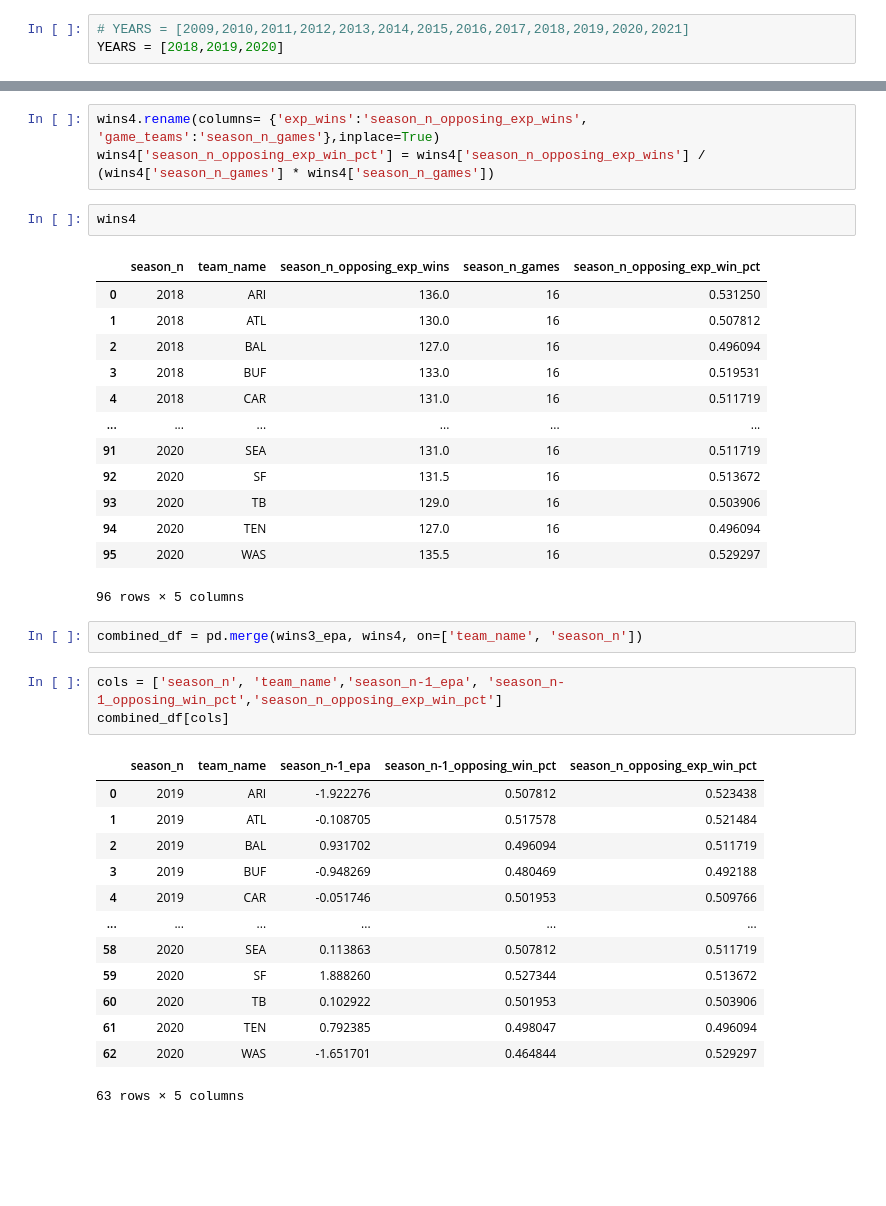
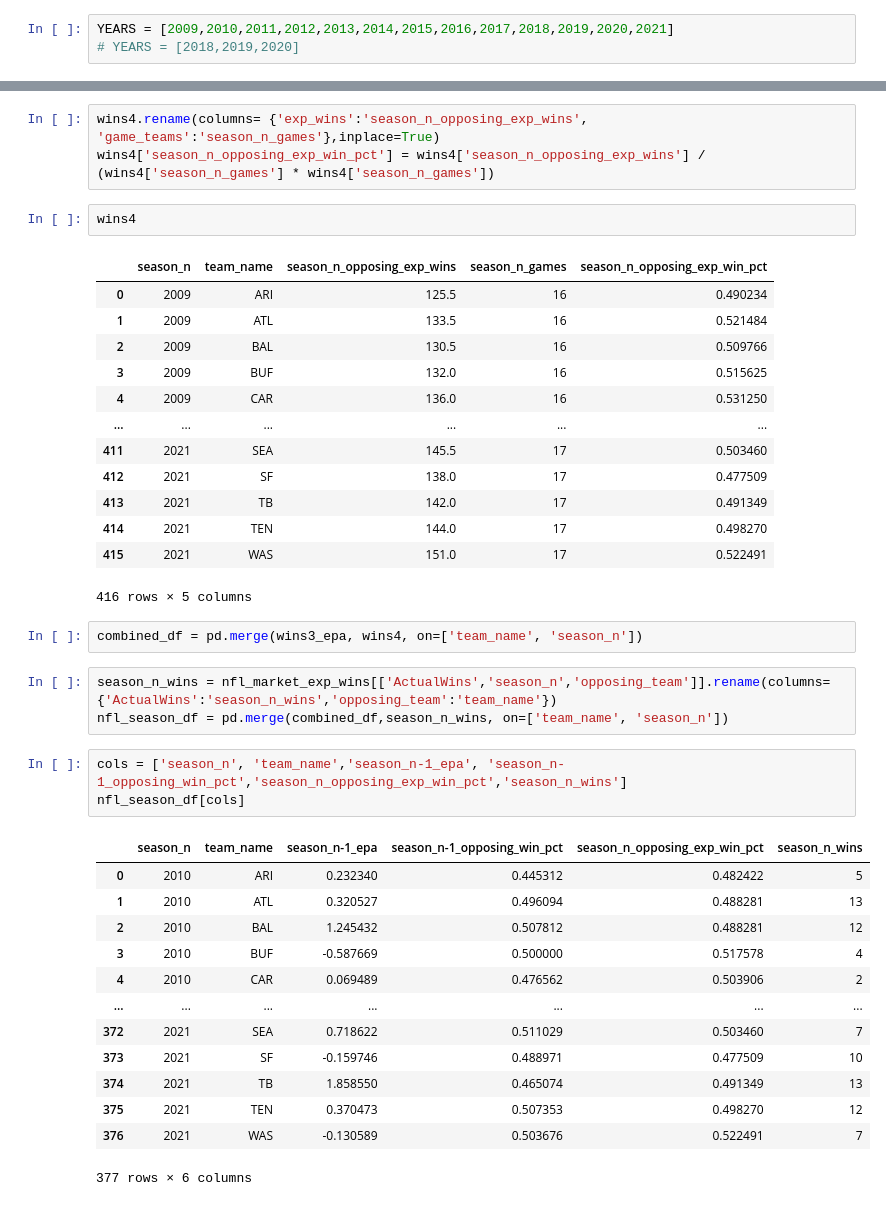
Before and after one commit to keeganheilman/nfl-win-totals, a Jupyter notebook: compose-df.ipynb, the cells around one changed output, grey strips where cells are left out. Cells and saved outputs as stored; diff of their text form; blank space fills up the shorter version.

```diff
--- a/compose-df.ipynb
+++ b/compose-df.ipynb
@@ -26,8 +26,8 @@ import numpy as np
 import pandas as pd
 import nfl_data_py as nfl
 # %%
-# YEARS = [2009,2010,2011,2012,2013,2014,2015,2016,2017,2018,2019,2020,2021]
-YEARS = [2018,2019,2020]
+YEARS = [2009,2010,2011,2012,2013,2014,2015,2016,2017,2018,2019,2020,2021]
+# YEARS = [2018,2019,2020]
 # %% [markdown]
 # Get Data
 - Previous Year's Strength of Schedule
@@ -558,34 +575,37 @@ wins4['season_n_opposing_exp_win_pct'] = wins4['season_n_opposing_exp_wins'] / (
 wins4
 # %% [output]
 |  | season_n | team_name | season_n_opposing_exp_wins | season_n_games | season_n_opposing_exp_win_pct |
-| 0 | 2018 | ARI | 136.0 | 16 | 0.531250 |
-| 1 | 2018 | ATL | 130.0 | 16 | 0.507812 |
-| 2 | 2018 | BAL | 127.0 | 16 | 0.496094 |
-| 3 | 2018 | BUF | 133.0 | 16 | 0.519531 |
-| 4 | 2018 | CAR | 131.0 | 16 | 0.511719 |
+| 0 | 2009 | ARI | 125.5 | 16 | 0.490234 |
+| 1 | 2009 | ATL | 133.5 | 16 | 0.521484 |
+| 2 | 2009 | BAL | 130.5 | 16 | 0.509766 |
+| 3 | 2009 | BUF | 132.0 | 16 | 0.515625 |
+| 4 | 2009 | CAR | 136.0 | 16 | 0.531250 |
 | ... | ... | ... | ... | ... | ... |
-| 91 | 2020 | SEA | 131.0 | 16 | 0.511719 |
-| 92 | 2020 | SF | 131.5 | 16 | 0.513672 |
-| 93 | 2020 | TB | 129.0 | 16 | 0.503906 |
-| 94 | 2020 | TEN | 127.0 | 16 | 0.496094 |
-| 95 | 2020 | WAS | 135.5 | 16 | 0.529297 |
+| 411 | 2021 | SEA | 145.5 | 17 | 0.503460 |
+| 412 | 2021 | SF | 138.0 | 17 | 0.477509 |
+| 413 | 2021 | TB | 142.0 | 17 | 0.491349 |
+| 414 | 2021 | TEN | 144.0 | 17 | 0.498270 |
+| 415 | 2021 | WAS | 151.0 | 17 | 0.522491 |
-96 rows × 5 columns
+416 rows × 5 columns
-# %%
-combined_df = pd.merge(wins3_epa, wins4, on=['team_name', 'season_n'])
+# %%
+combined_df = pd.merge(wins3_epa, wins4, on=['team_name', 'season_n'])
+# %%
+season_n_wins = nfl_market_exp_wins[['ActualWins','season_n','opposing_team']].rename(columns={'ActualWins':'season_n_wins','opposing_team':'team_name'})
+nfl_season_df = pd.merge(combined_df,season_n_wins, on=['team_name', 'season_n'])
 # %%
-cols = ['season_n', 'team_name','season_n-1_epa', 'season_n-1_opposing_win_pct','season_n_opposing_exp_win_pct']
-combined_df[cols]
+cols = ['season_n', 'team_name','season_n-1_epa', 'season_n-1_opposing_win_pct','season_n_opposing_exp_win_pct','season_n_wins']
+nfl_season_df[cols]
 # %% [output]
-|  | season_n | team_name | season_n-1_epa | season_n-1_opposing_win_pct | season_n_opposing_exp_win_pct |
-| 0 | 2019 | ARI | -1.922276 | 0.507812 | 0.523438 |
-| 1 | 2019 | ATL | -0.108705 | 0.517578 | 0.521484 |
-| 2 | 2019 | BAL | 0.931702 | 0.496094 | 0.511719 |
-| 3 | 2019 | BUF | -0.948269 | 0.480469 | 0.492188 |
-| 4 | 2019 | CAR | -0.051746 | 0.501953 | 0.509766 |
-| ... | ... | ... | ... | ... | ... |
-| 58 | 2020 | SEA | 0.113863 | 0.507812 | 0.511719 |
-| 59 | 2020 | SF | 1.888260 | 0.527344 | 0.513672 |
-| 60 | 2020 | TB | 0.102922 | 0.501953 | 0.503906 |
-| 61 | 2020 | TEN | 0.792385 | 0.498047 | 0.496094 |
-| 62 | 2020 | WAS | -1.651701 | 0.464844 | 0.529297 |
+|  | season_n | team_name | season_n-1_epa | season_n-1_opposing_win_pct | season_n_opposing_exp_win_pct | season_n_wins |
+| 0 | 2010 | ARI | 0.232340 | 0.445312 | 0.482422 | 5 |
+| 1 | 2010 | ATL | 0.320527 | 0.496094 | 0.488281 | 13 |
+| 2 | 2010 | BAL | 1.245432 | 0.507812 | 0.488281 | 12 |
+| 3 | 2010 | BUF | -0.587669 | 0.500000 | 0.517578 | 4 |
+| 4 | 2010 | CAR | 0.069489 | 0.476562 | 0.503906 | 2 |
+| ... | ... | ... | ... | ... | ... | ... |
+| 372 | 2021 | SEA | 0.718622 | 0.511029 | 0.503460 | 7 |
+| 373 | 2021 | SF | -0.159746 | 0.488971 | 0.477509 | 10 |
+| 374 | 2021 | TB | 1.858550 | 0.465074 | 0.491349 | 13 |
+| 375 | 2021 | TEN | 0.370473 | 0.507353 | 0.498270 | 12 |
+| 376 | 2021 | WAS | -0.130589 | 0.503676 | 0.522491 | 7 |
-63 rows × 5 columns
+377 rows × 6 columns
```
Also changed, not shown: parts of 21 cells of this notebook.
